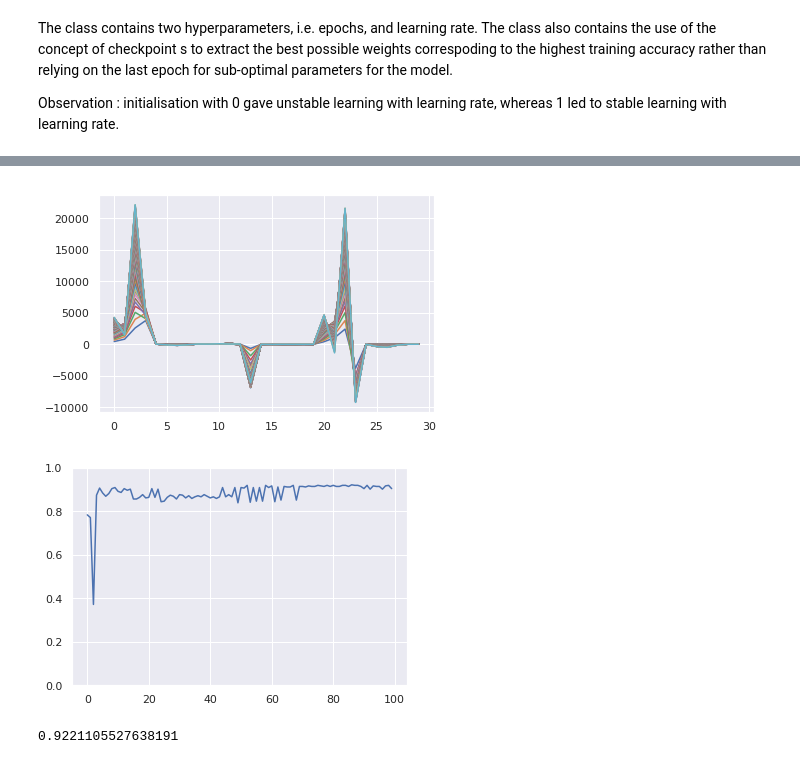
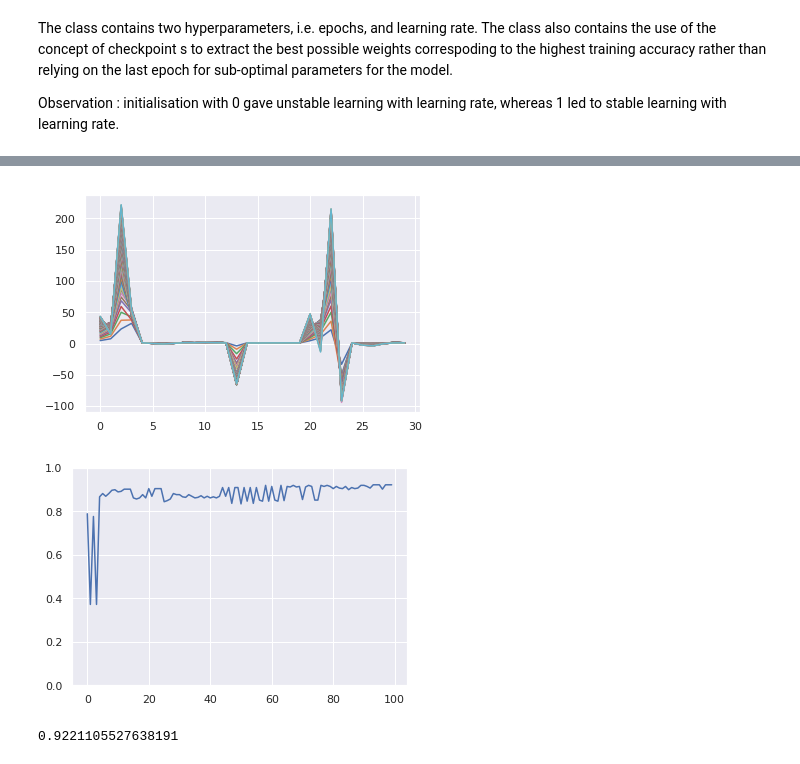
Before and after one commit to championballer/one-fourth-labs-deep-learning, a Jupyter notebook: Lecture 7 - MCP and Perceptron Code/0922_MPNeuronAndPerceptron.ipynb, the cells around one changed output, grey strips where cells are left out. Saved outputs shown, nothing was run; the diff lists cells and outputs as text; code cells hidden in the pictures.

```diff
--- a/Lecture 7 - MCP and Perceptron Code/0922_MPNeuronAndPerceptron.ipynb
+++ b/Lecture 7 - MCP and Perceptron Code/0922_MPNeuronAndPerceptron.ipynb
@@ -300,5 +306,47 @@ class MPNeuron:
 
     print("Optimal b", best_b)
     print("Max accuracy", accuracy[best_b])
+
+  def train_test_analyse(self,X_train,Y_train,X_test,Y_test):
+    y_train_preds = []
+    y_test_preds = []
+    optimal_train_b = 0
+    optimal_test_b = 0
+    max_train_accuracy = 0
+    max_test_accuracy = 0
+    train_accuracies = []
+    test_accuracies = []
+    for b in range(x_btrain.shape[1]):
+      train_correct = 0
+      test_correct = 0
+      for x,y in zip(x_btrain,y_train):
+        y_pred = (np.sum(x)>=b)
+        y_train_preds.append(y_pred)
+        if y_pred==y:
+          train_correct+=1
+      accuracy = train_correct/x_btrain.shape[0]
+      train_accuracies.append(accuracy)
+      if accuracy>max_train_accuracy:
+        max_train_accuracy = accuracy
+        optimal_train_b = b
+      # print(b,accuracy)
+
+      for x,y in zip(x_btest,y_test):
+        y_pred = (np.sum(x)>=b)
+        y_test_preds.append(y_pred)
+        if y_pred==y:
+          test_correct+=1
+      accuracy = test_correct/x_btest.shape[0]
+      test_accuracies.append(accuracy)
+      if accuracy>max_test_accuracy:
+        max_test_accuracy = accuracy
+        optimal_test_b = b
+
+    plt.plot(train_accuracies)
+    plt.plot(test_accuracies)
+    plt.ylim([0,1])
+    plt.show()
 # %%
 mp_neuron = MPNeuron()
+# %%
+mp_neuron.train_test_analyse(x_btrain,y_train,x_btest,y_test)
@@ -384,5 +434,5 @@ perceptron = Perceptron()
 x_train = x_train.values
 x_test = x_test.values
 # %%
-wt_matrix = perceptron.fit(x_train,y_train,100,1)
+wt_matrix = perceptron.fit(x_train,y_train,100,0.01)
 # %% [output]
@@ -406,5 +456,5 @@ Completed epoch 100 , Training Accuracy: 0.9045226130653267
-[figure, old version]
+[figure, new version]
-[figure, old version]
+[figure, new version]
 # %%
 accuracy_score(perceptron.predict(x_train),y_train)
 # %% [output]
```
Also changed, not shown: parts of 17 cells of this notebook, 2 other files.
